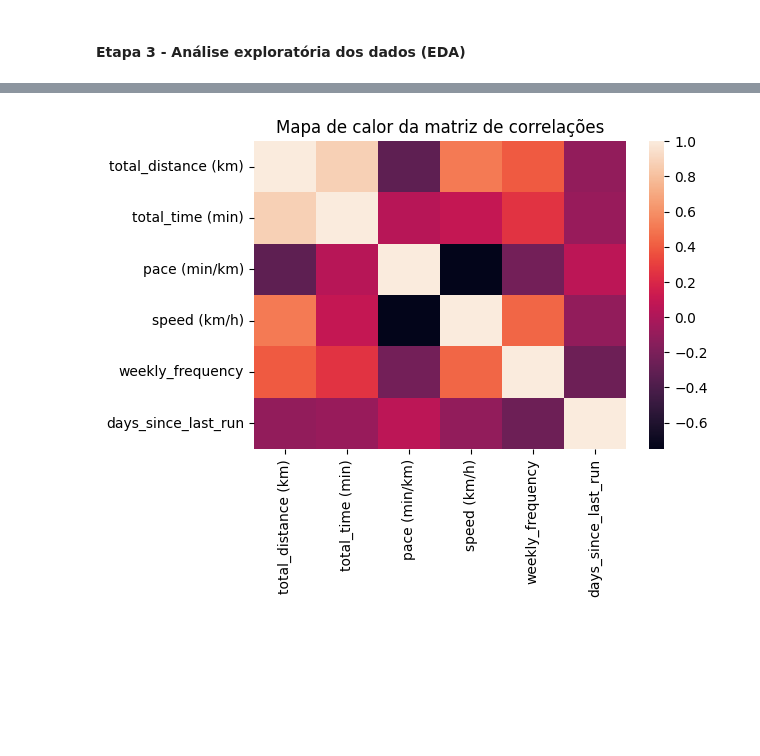
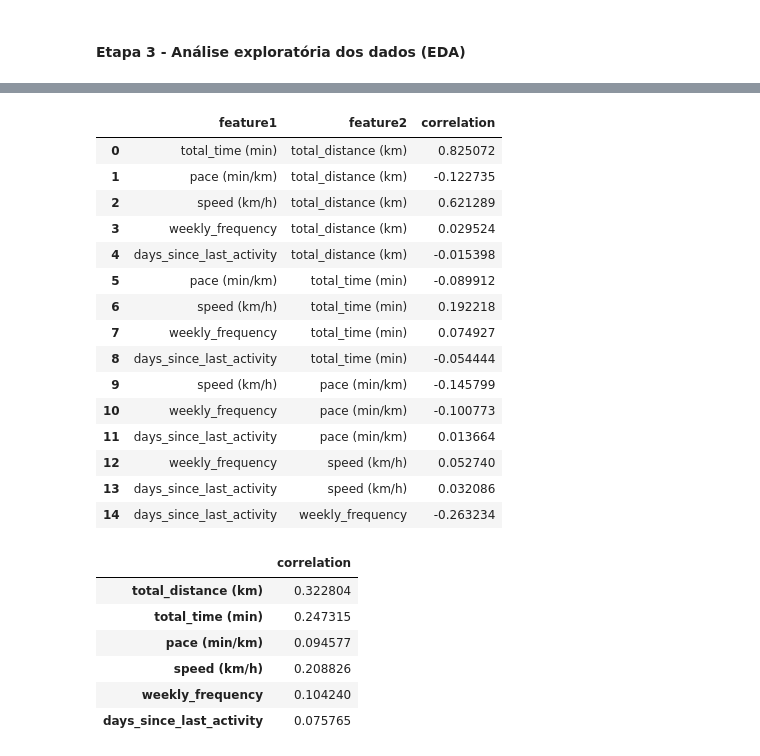
Before and after one commit to matheussmelo/running_inactivity_prediction, a Jupyter notebook: physical_inactivity_prediction_/scripts_prediction_model/final/st3_eda.ipynb, the cells around one changed output, grey strips where cells are left out. Saved outputs shown, nothing was run; the diff lists cells and outputs as text; code cells hidden in the pictures; blank space fills up the shorter version.

```diff
--- a/physical_inactivity_prediction_/scripts_prediction_model/final/st3_eda.ipynb
+++ b/physical_inactivity_prediction_/scripts_prediction_model/final/st3_eda.ipynb
@@ -54,8 +56,58 @@ corr
-# %%
-# Plot do mapa de calor da matriz de correlações
-ax, fig = plt.subplots(figsize=[6,4])
-sns.heatmap(corr)
-plt.title('Mapa de calor da matriz de correlações')
-plt.show()
-# %% [output]
-[figure, removed]
+# %%
+# Transformar a matriz de correlação em um DataFrame (formatado de maneira que seja fácil visualizar pares de features)
+df_corr = pd.melt(corr, ignore_index=False, var_name='feature2', value_name='correlation')
+
+# Resetar o índice para que 'feature1' seja uma coluna em vez de índice e renomear a coluna de índice para 'feature1'
+df_corr = df_corr.reset_index().rename(columns={'index': 'feature1'})
+
+# Remover linhas onde 'feature1' e 'feature2' são iguais (ou seja, a correlação de uma feature com ela mesma)
+df_corr.drop(df_corr[(df_corr['feature1'] == df_corr['feature2'])].index, axis=0, inplace=True)
+
+# Remover duplicatas na coluna de correlação, mantendo apenas a primeira ocorrência
+df_corr.drop_duplicates(subset='correlation', inplace=True)
+
+# Resetar o índice mais uma vez após remover duplicatas
+df_corr.reset_index(drop=True, inplace=True)
+
+df_corr
+# %% [output]
+|  | feature1 | feature2 | correlation |
+| 0 | total_time (min) | total_distance (km) | 0.825072 |
+| 1 | pace (min/km) | total_distance (km) | -0.122735 |
+| 2 | speed (km/h) | total_distance (km) | 0.621289 |
+| 3 | weekly_frequency | total_distance (km) | 0.029524 |
+| 4 | days_since_last_activity | total_distance (km) | -0.015398 |
+| 5 | pace (min/km) | total_time (min) | -0.089912 |
+| 6 | speed (km/h) | total_time (min) | 0.192218 |
+| 7 | weekly_frequency | total_time (min) | 0.074927 |
+| 8 | days_since_last_activity | total_time (min) | -0.054444 |
+| 9 | speed (km/h) | pace (min/km) | -0.145799 |
+| 10 | weekly_frequency | pace (min/km) | -0.100773 |
+| 11 | days_since_last_activity | pace (min/km) | 0.013664 |
+| 12 | weekly_frequency | speed (km/h) | 0.052740 |
+| 13 | days_since_last_activity | speed (km/h) | 0.032086 |
+| 14 | days_since_last_activity | weekly_frequency | -0.263234 |
+# %%
+# Cria um DataFrame vazio para armazenar as médias das correlações absolutas
+df_corr_abs_mean = pd.DataFrame()
+
+# Define os índices do DataFrame como as colunas do DataFrame de correlações
+df_corr_abs_mean.index = corr.columns
+
+# Itera sobre cada índice (feature) no DataFrame df_corr_abs_mean
+for index in df_corr_abs_mean.index:
+    # Calcula a média das correlações absolutas para a feature atual
+    feature_corr_abs_mean = np.abs(df_corr.loc[(df_corr['feature1'] == index) | (df_corr['feature2'] == index), 'correlation']).mean()
+    # Armazena a média calculada no DataFrame df_corr_abs_mean
+    df_corr_abs_mean.loc[index, 'correlation'] = feature_corr_abs_mean
+
+# Exibe o DataFrame com as médias das correlações absolutas
+df_corr_abs_mean
+# %% [output]
+|  | correlation |
+| total_distance (km) | 0.322804 |
+| total_time (min) | 0.247315 |
+| pace (min/km) | 0.094577 |
+| speed (km/h) | 0.208826 |
+| weekly_frequency | 0.104240 |
+| days_since_last_activity | 0.075765 |
```
Also changed, not shown: parts of 8 cells of this notebook, 2 other files.
